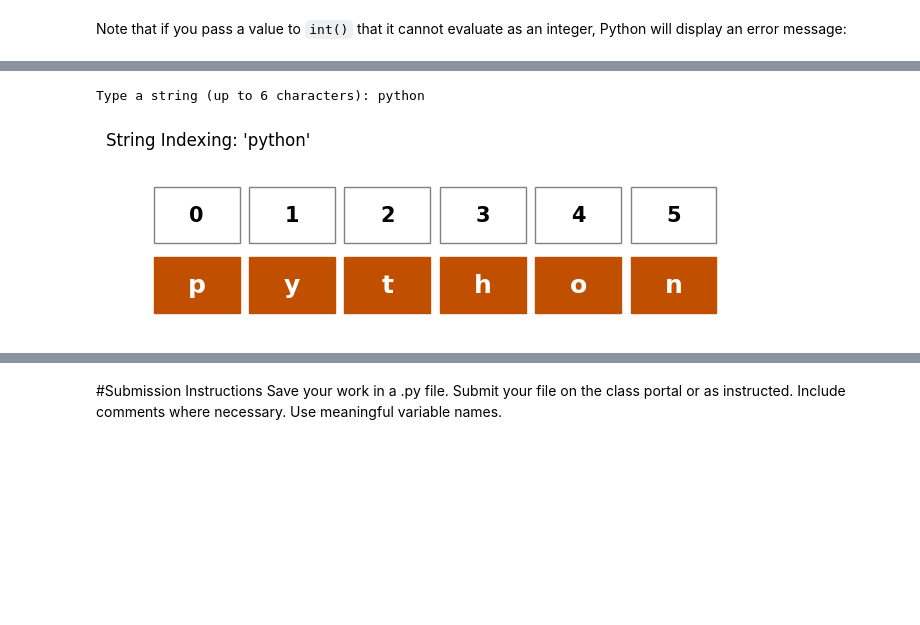
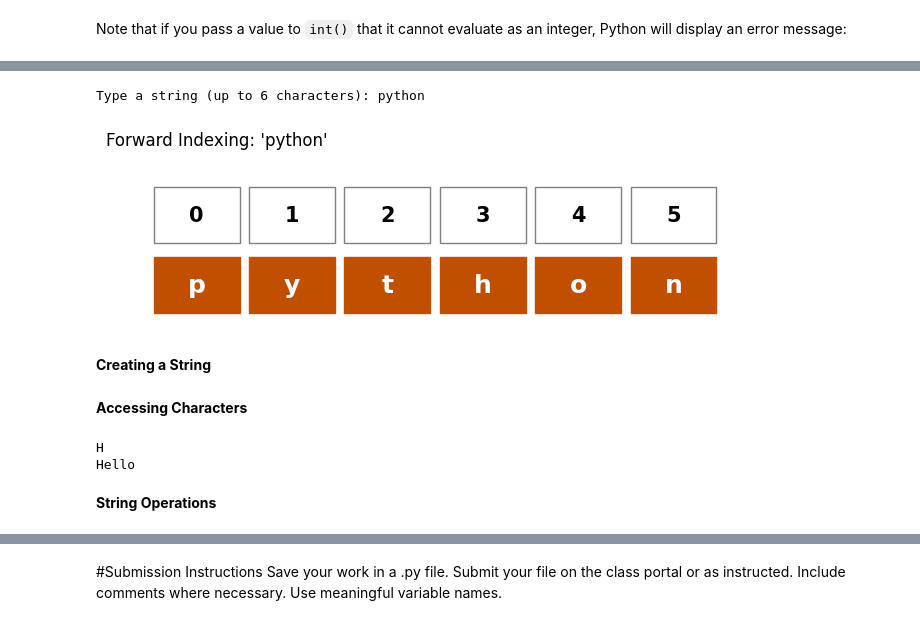
Before and after one commit to zakia16/CS1336-Computer-Science-I, a Jupyter notebook: Lectures/3_variables_and_types.ipynb, the cells around one changed output, grey strips where cells are left out. Cells and saved outputs as stored; diff of their text form; code cells hidden in the pictures; blank space fills up the shorter version.

```diff
--- a/Lectures/3_variables_and_types.ipynb
+++ b/Lectures/3_variables_and_types.ipynb
@@ -145,32 +158,34 @@ def visualize_string_indexing(text):
     # Limit to 6 characters for visual consistency
     text = text[:6]
     indices = list(range(len(text)))
     characters = list(text)
 
     # Create the figure and axis
     fig, ax = plt.subplots(figsize=(8, 2))
 
     # Draw boxes and text for each character
     for i, char in enumerate(characters):
         # Draw the Index Box (Top)
         ax.add_patch(plt.Rectangle((i, 1), 0.9, 0.8, fill=None, edgecolor='gray'))
         ax.text(i + 0.45, 1.4, str(i), fontsize=15, ha='center', va='center', weight='bold')
 
         # Draw the Character Box (Bottom - Orange like the image)
         ax.add_patch(plt.Rectangle((i, 0), 0.9, 0.8, color='#C05000'))
         ax.text(i + 0.45, 0.4, char, fontsize=18, ha='center', va='center', color='white', weight='bold')
 
     # Formatting the plot
     ax.set_xlim(-0.5, 6)
     ax.set_ylim(-0.2, 2)
     ax.axis('off')
-    plt.title(f"String Indexing: '{text}'", loc='left', pad=20, fontsize=12)
+    plt.title(f"Forward Indexing: '{text}'", loc='left', pad=20, fontsize=12)
 
     plt.show()
 
 # Example usage
 user_word = input("Type a string (up to 6 characters): ")
 visualize_string_indexing(user_word)
 # %% [output]
 Type a string (up to 6 characters): python
-[figure, old version]
+[figure, new version]
+# %% [markdown]
+**Creating a String**
@@ -176,0 +195,13 @@ Type a string (up to 6 characters): python
+# %% [markdown]
+**Accessing Characters**
+# %%
+#Indexing:
+print(my_string[0])      #(accesses the first character, 'H')
+
+#Slicing:
+print(my_string[0:5])    #(accesses "Hello")      # my_string[start:end]
+# %% [output]
+H
+Hello
+# %% [markdown]
+**String Operations**
```
Also changed, not shown: parts of 7 cells of this notebook.
